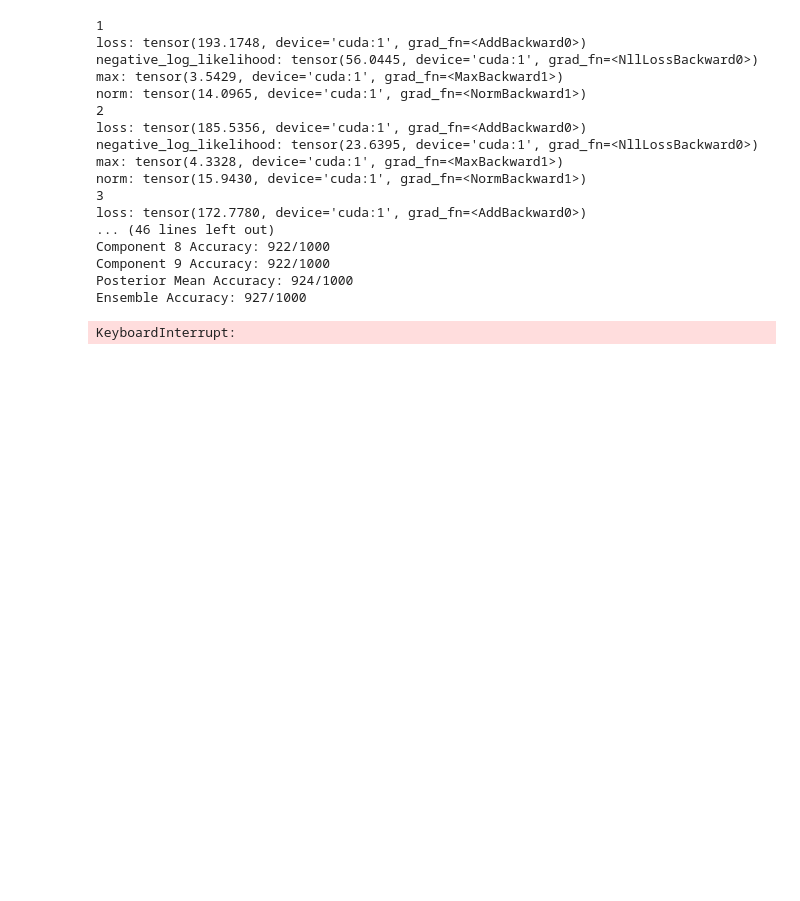
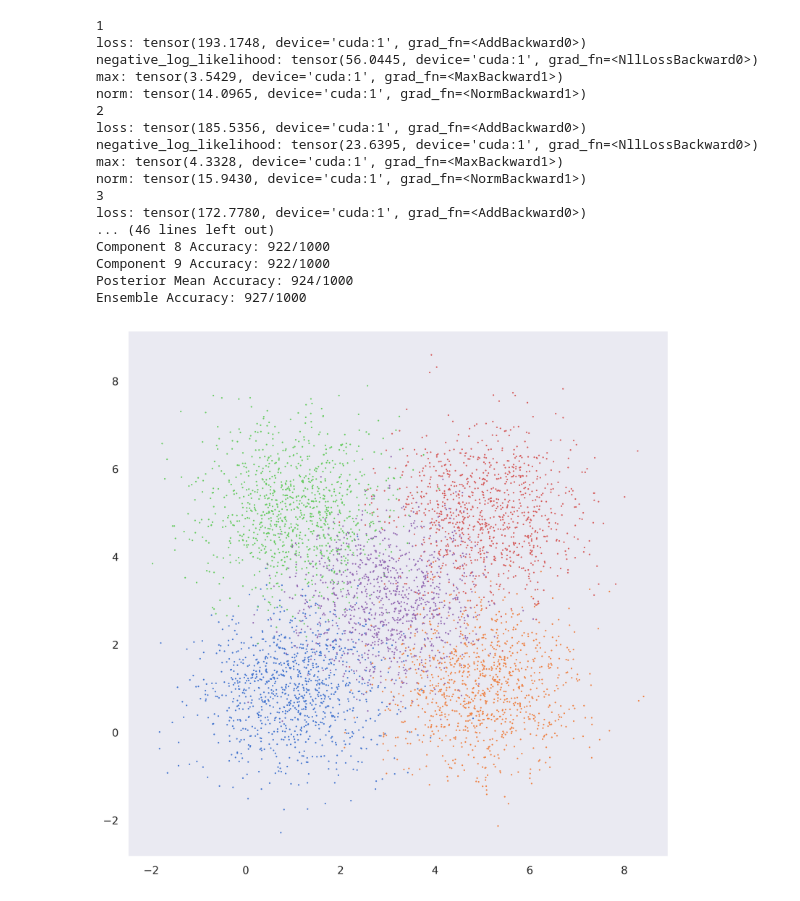
Before and after one commit to LeifMartin/BNN, a Jupyter notebook: AliaksandrFolder/AliCK.ipynb, the cells around one changed output. Saved outputs shown, nothing was run; the diff lists cells and outputs as text; code cells hidden in the pictures; blank space fills up the shorter version.

Commit message:
updated the environment for R packages, and started implementation of the uncertainty estimation experiments.

```diff
--- a/AliaksandrFolder/AliCK.ipynb
+++ b/AliaksandrFolder/AliCK.ipynb
@@ -308,14 +308,3 @@ Component 8 Accuracy: 922/1000
 Component 9 Accuracy: 922/1000
 Posterior Mean Accuracy: 924/1000
 Ensemble Accuracy: 927/1000
-# %%
-optimizer = optim.Adam(net2.parameters(), lr=0.03)
-
-
-for epoch in range(epochs):
-    trtimes[epoch] = FVMF.train(net2, optimizer, epoch, i)
-    #print(net2.l1.weight_mu.mean())
-res = FVMF.test_ensemble(net2)
-#np.savetxt("soundGmaccuracies_" + str(i) + ".csv", res, delimiter=",")
-# %% [output]
-KeyboardInterrupt:
@@ -330,0 +311,31 @@ res = FVMF.test_ensemble(net2)
+# %%
+import torch
+import matplotlib.pyplot as plt
+
+PL = [torch.Tensor([1, 1]),torch.Tensor([5, 1]),torch.Tensor([1, 5]),torch.Tensor([5, 5]),torch.Tensor([3, 3])]
+cov = torch.eye(2)
+n = 1000
+
+plt.figure(figsize=(10, 10), dpi=500)
+
+DF = torch.zeros((len(PL),n,1,3)) #multiple of 4
+for i, MU in enumerate(PL): #enumerate starts from and including 0.
+    distrib = torch.distributions.MultivariateNormal(loc=MU, covariance_matrix=cov)
+    DATA_ = distrib.sample((n,1))
+
+    DATA  = torch.zeros([n, 1, 3])
+    DATA[:,:,:2] = DATA_
+    DATA[:,:,2]  = i
+    DF[i,:,:,:] = DATA
+
+    x = DATA[:,0,0]
+    y = DATA[:,0,1]
+    plt.plot(x,y,'.',markersize=1.25)
+plt.show()
+
+C = int(3*n/4)
+
+DATA_train = torch.zeros((len(PL),C,1,3))
+DATA_test = torch.zeros((len(PL),n-C,1,3))
+# %% [output]
+[figure, added]
```
Also changed, not shown: parts of 4 cells of this notebook, 1 other file.
